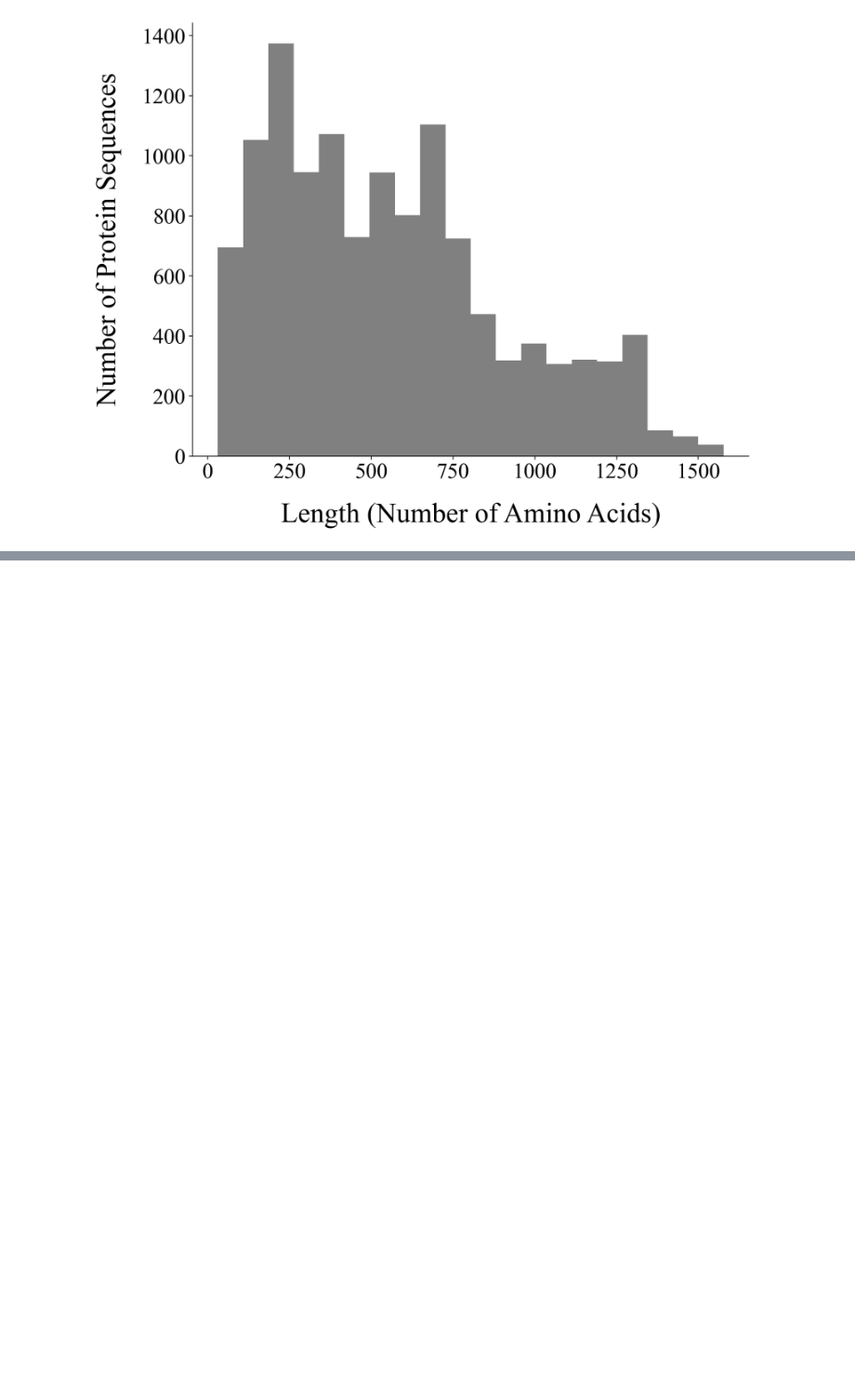
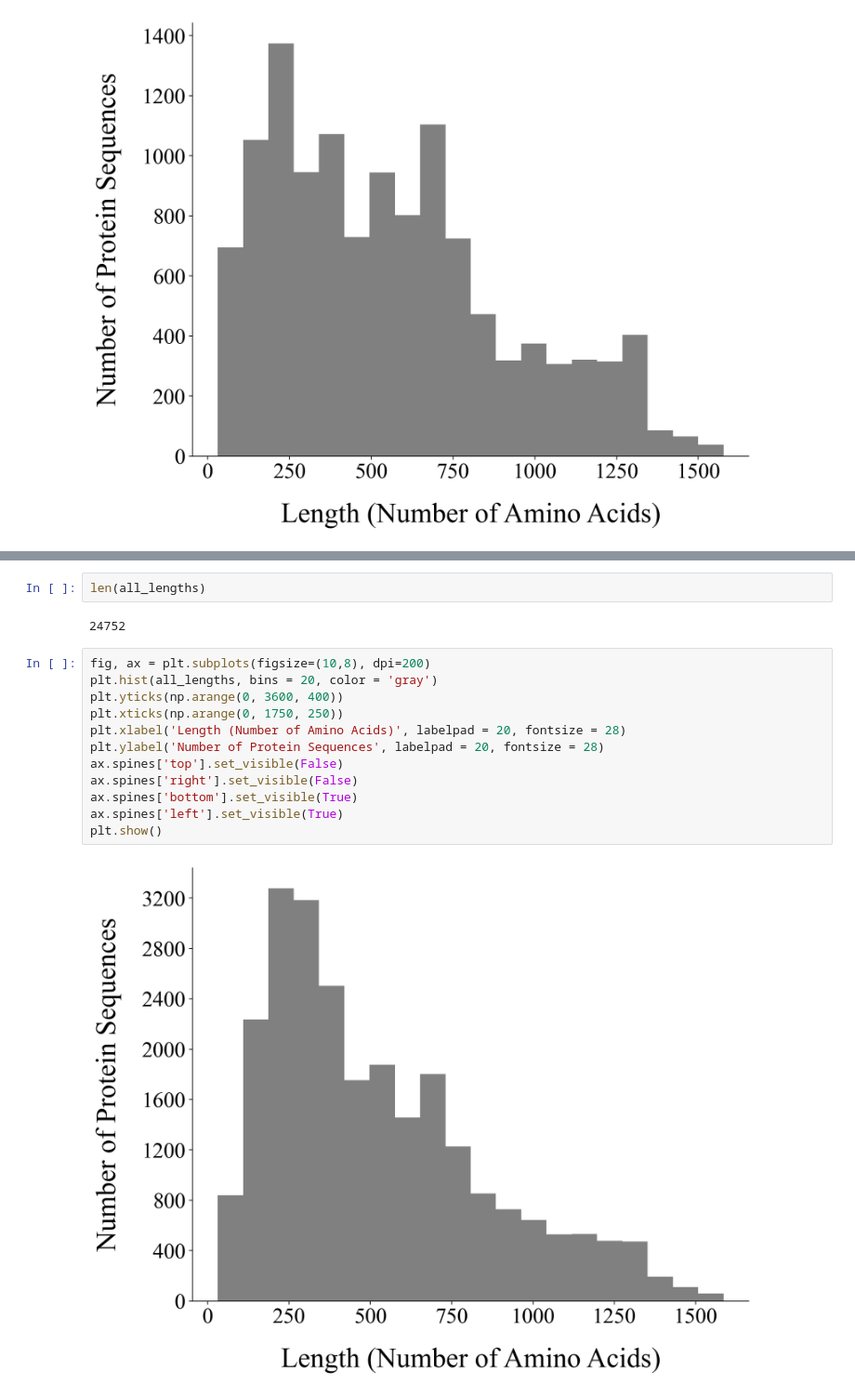
Before and after one commit to bioinfodlsu/phage-host-prediction, a Jupyter notebook: experiments/2. Exploratory Data Analysis.ipynb, the cells around one changed output, grey strips where cells are left out. Shown at 93% size. Saved outputs shown, nothing was run; the diff lists cells and outputs as text; blank space fills up the shorter version.

```diff
--- a/experiments/2. Exploratory Data Analysis.ipynb
+++ b/experiments/2. Exploratory Data Analysis.ipynb
@@ -124,0 +103,18 @@ plt.show()
+# %%
+len(all_lengths)
+# %% [output]
+24752
+# %%
+fig, ax = plt.subplots(figsize=(10,8), dpi=200)
+plt.hist(all_lengths, bins = 20, color = 'gray')
+plt.yticks(np.arange(0, 3600, 400))
+plt.xticks(np.arange(0, 1750, 250))
+plt.xlabel('Length (Number of Amino Acids)', labelpad = 20, fontsize = 28)
+plt.ylabel('Number of Protein Sequences', labelpad = 20, fontsize = 28)
+ax.spines['top'].set_visible(False)
+ax.spines['right'].set_visible(False)
+ax.spines['bottom'].set_visible(True)
+ax.spines['left'].set_visible(True)
+plt.show()
+# %% [output]
+[figure, added]
```
Also changed, not shown: parts of 14 cells of this notebook, 1 other file.
